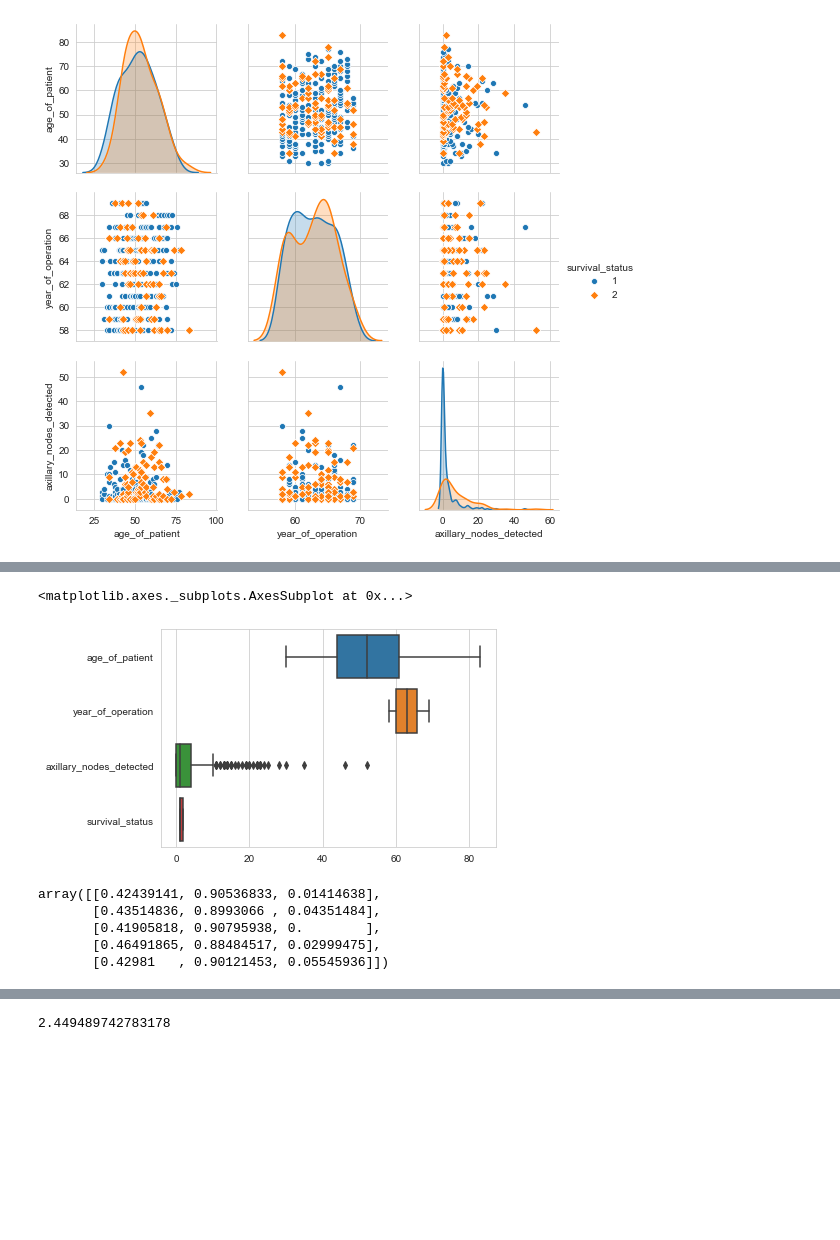
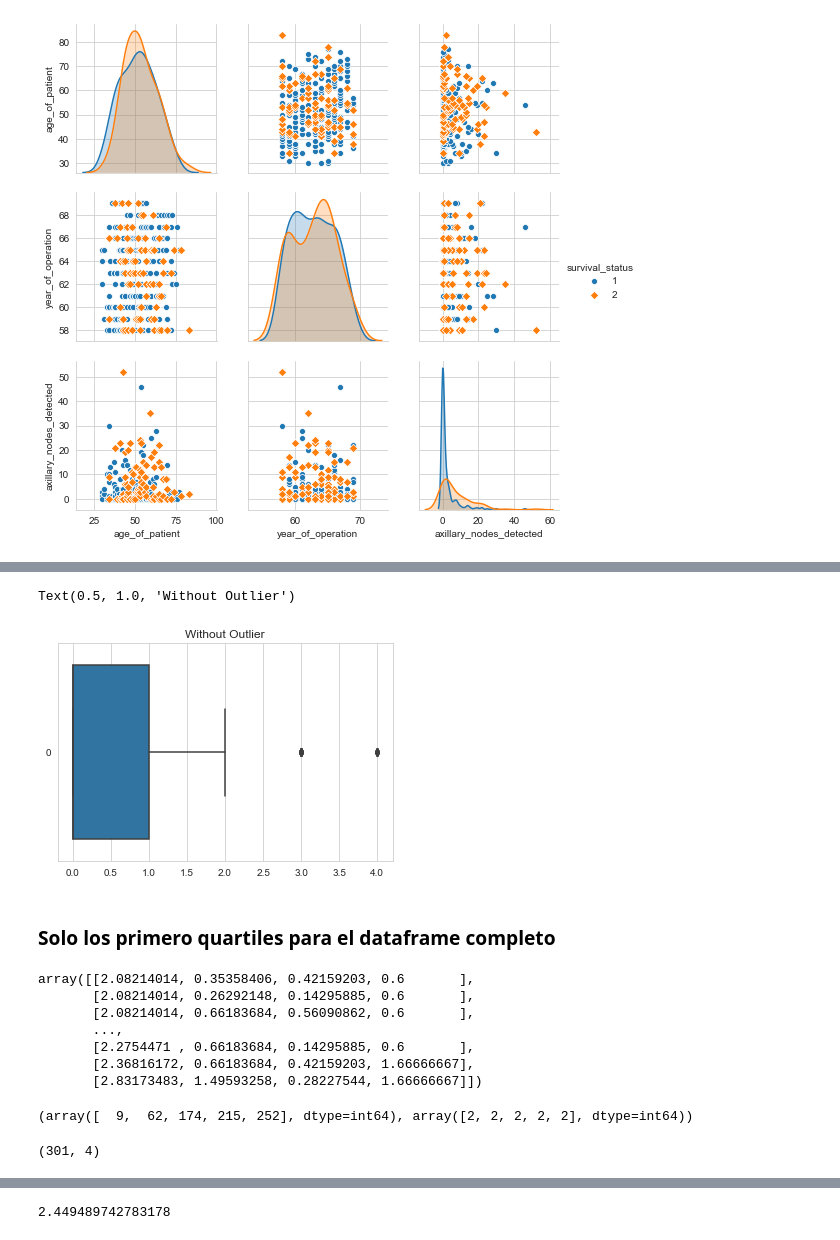
Before and after one commit to ernestomancebo/haberman-sgry-neural-ntwrk, a Jupyter notebook: Haberman Surgery.ipynb, the cells around one changed output, grey strips where cells are left out. Drawn from its saved outputs; the diff is of its cells as text; code cells hidden in the pictures; blank space fills up the shorter version.

Commit message:
process without outliers

```diff
--- a/Haberman Surgery.ipynb
+++ b/Haberman Surgery.ipynb
@@ -19,4 +20,4 @@ column_names = [
 ]
 target_name = "survival_status"
 
-csv = pd.read_csv("haberman.data", names=column_names)
+df = pd.read_csv("haberman.data", names=column_names)
@@ -58,0 +95,3 @@ sns.lmplot(x="axillary_nodes_detected", y="age_of_patient", data=csv, hue=target
+# %%
+df_ol = df[df.axillary_nodes_detected <= 4]
+df_ol.shape
@@ -59,14 +105,28 @@ sns.lmplot(x="axillary_nodes_detected", y="age_of_patient", data=csv, hue=target
 # %%
-sns.boxplot(data=csv, orient='h')
+sns.boxplot(data=df_ol['axillary_nodes_detected'], orient='h').set_title('Without Outlier')
 # %% [output]
-<matplotlib.axes._subplots.AxesSubplot at 0x...>
+Text(0.5, 1.0, 'Without Outlier')
-[figure, old version]
+[figure, new version]
-# %%
-fields_data_normalized = preprocessing.normalize(fields_data)
-fields_data_normalized[:5]
-# %% [output]
-array([[0.42439141, 0.90536833, 0.01414638],
-       [0.43514836, 0.8993066 , 0.04351484],
-       [0.41905818, 0.90795938, 0.        ],
-       [0.46491865, 0.88484517, 0.02999475],
-       [0.42981   , 0.90121453, 0.05545936]])
+# %% [markdown]
+### Solo los primero quartiles para el dataframe completo
+# %%
+z_score = np.abs(stats.zscore(df))
+z_score
+# %% [output]
+array([[2.08214014, 0.35358406, 0.42159203, 0.6       ],
+       [2.08214014, 0.26292148, 0.14295885, 0.6       ],
+       [2.08214014, 0.66183684, 0.56090862, 0.6       ],
+       ...,
+       [2.2754471 , 0.66183684, 0.14295885, 0.6       ],
+       [2.36816172, 0.66183684, 0.42159203, 1.66666667],
+       [2.83173483, 1.49593258, 0.28227544, 1.66666667]])
+# %%
+threshold = 3
+print(np.where(z_score > threshold))
+# %% [output]
+(array([  9,  62, 174, 215, 252], dtype=int64), array([2, 2, 2, 2, 2], dtype=int64))
+# %%
+df_z = df[(z_score < 3).all(axis=1)]
+df_z.shape
+# %% [output]
+(301, 4)
```
Also changed, not shown: parts of 50 cells of this notebook, 1 other file.
